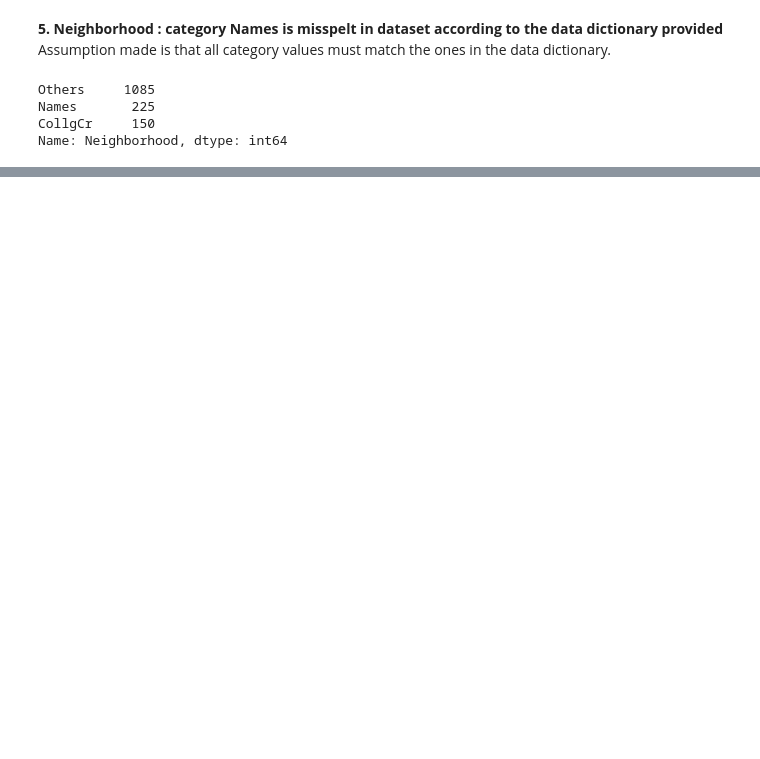
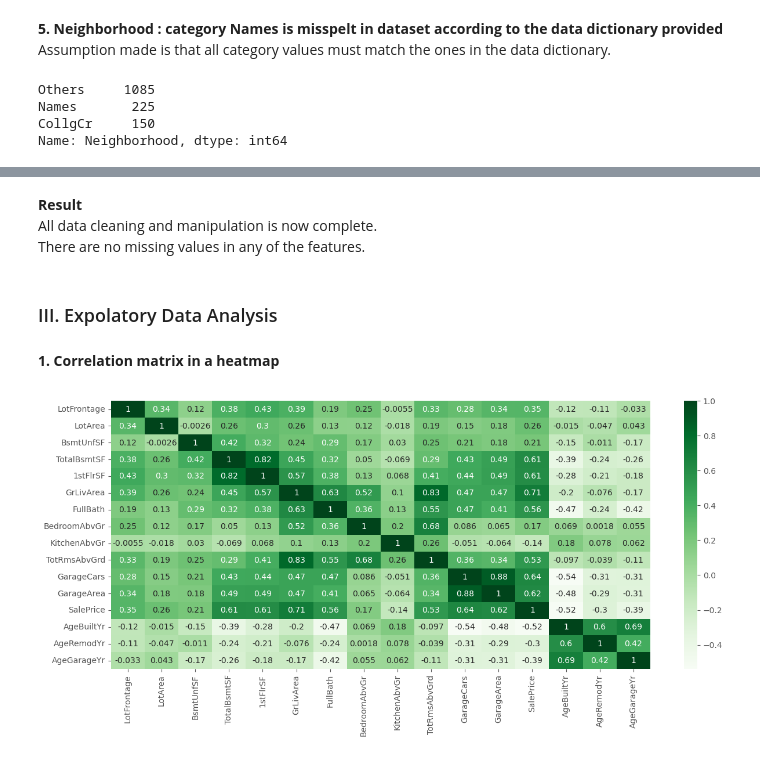
Before and after one commit to andrea-naz7/Sunrise_Housing_CaseStudy, a Jupyter notebook: Sunrise_Housing_Andrea.ipynb, the cells around one changed output, grey strips where cells are left out. Drawn from its saved outputs; the diff is of its cells as text; code cells hidden in the pictures; blank space fills up the shorter version.

Commit message:
Data cleaning & understanding III & EDA I

```diff
--- a/Sunrise_Housing_Andrea.ipynb
+++ b/Sunrise_Housing_Andrea.ipynb
@@ -301,0 +526,14 @@ memory usage: 387.9+ KB
+# %% [markdown]
+**Result**<br>
+All data cleaning and manipulation is now complete. <br>
+There are no missing values in any of the features.
+# %% [markdown]
+### III. Expolatory Data Analysis
+# %% [markdown]
+**1. Correlation matrix in a heatmap**
+# %%
+plt.figure(figsize=(15,6))
+sns.heatmap(inp1.corr(), annot=True, cmap='Greens' )
+plt.show()
+# %% [output]
+[figure, added]
```
Also changed, not shown: parts of 54 cells of this notebook.
